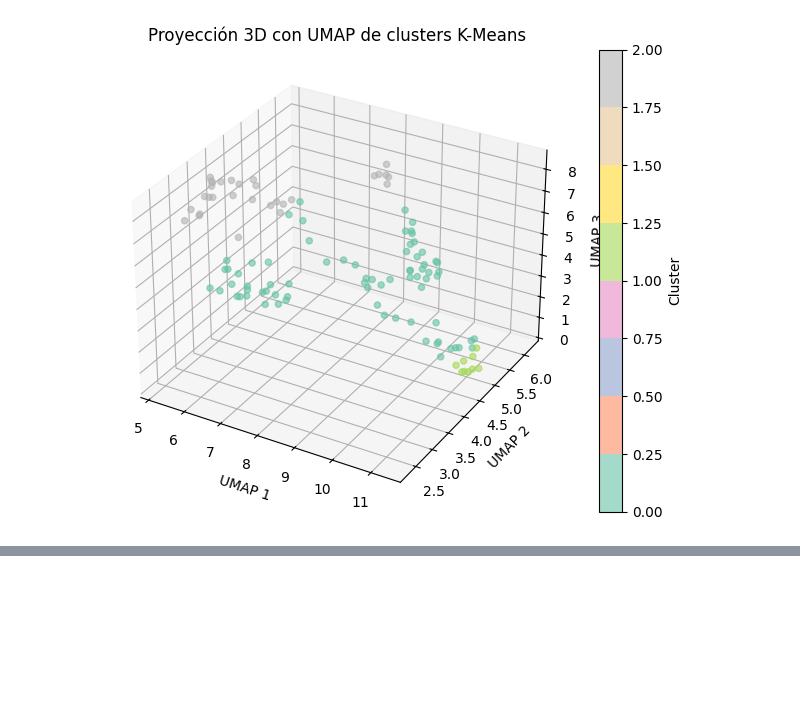
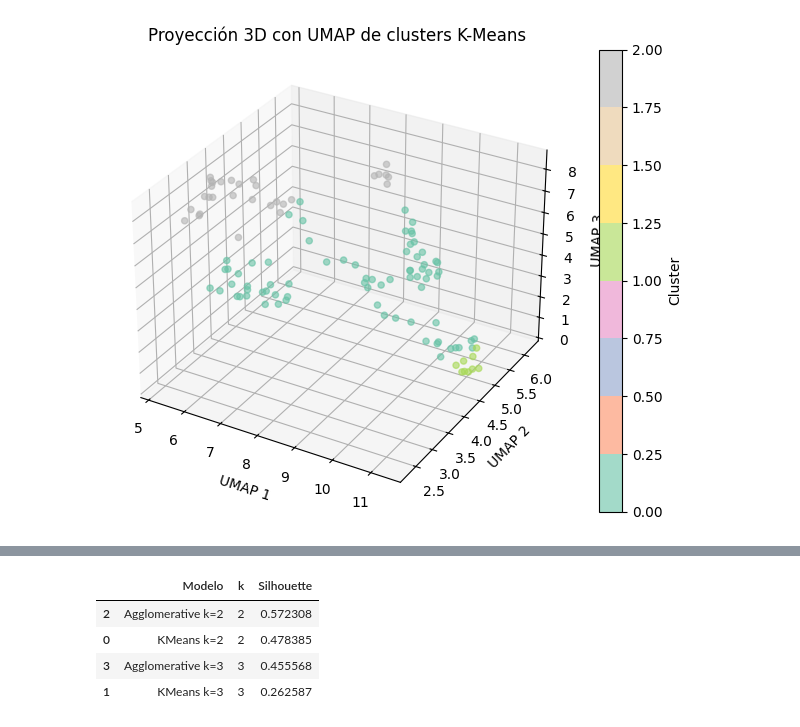
Before and after one commit to valenlopezzz04/Proyecto-padel-analitica, a Jupyter notebook: kmeans2.ipynb, the cells around one changed output, grey strips where cells are left out. Cells and saved outputs as stored; diff of their text form; code cells hidden in the pictures; blank space fills up the shorter version.

```diff
--- a/kmeans2.ipynb
+++ b/kmeans2.ipynb
@@ -1022,0 +809,80 @@ display(df_player)
+# %%
+# ============================================================
+# 0. MATRIZ FINAL DE FEATURES
+# ============================================================
+
+features_final = [
+    "distance_player_to_net_m_mean",
+    "player_displacement_mean",
+    "EXPERIENCIA_PADEL",
+    "TIEMPO_JUGANDO_PADEL",
+    "FRECUENCIA_DEPORTE",
+]
+
+X_original = df_full[features_final].copy()
+
+from sklearn.preprocessing import StandardScaler
+scaler = StandardScaler()
+X_scaled = scaler.fit_transform(X_original)
+
+
+# ============================================================
+# 1. EVALUAR KMEANS (k=2 y k=3)
+# ============================================================
+
+from sklearn.cluster import KMeans
+from sklearn.metrics import silhouette_score
+
+resultados = []
+
+for k in [2, 3]:
+    kmeans = KMeans(n_clusters=k, random_state=42)
+    labels = kmeans.fit_predict(X_scaled)
+    sil = silhouette_score(X_scaled, labels)
+
+    resultados.append({
+        "Modelo": f"KMeans k={k}",
+        "k": k,
+        "Silhouette": sil
+    })
+
+print("✔ KMEANS evaluado.")
+
+
+# ============================================================
+# 2. EVALUAR CLUSTERING JERÁRQUICO (k=2 y k=3)
+# ============================================================
+
+from sklearn.cluster import AgglomerativeClustering
+
+for k in [2, 3]:
+    agglo = AgglomerativeClustering(n_clusters=k)
+    labels = agglo.fit_predict(X_scaled)
+    sil = silhouette_score(X_scaled, labels)
+
+    resultados.append({
+        "Modelo": f"Agglomerative k={k}",
+        "k": k,
+        "Silhouette": sil
+    })
+
+print("✔ Agglomerative evaluado.")
+
+
+# ============================================================
+# 3. TABLA COMPARATIVA DE RESULTADOS
+# ============================================================
+
+df_resultados = pd.DataFrame(resultados).sort_values("Silhouette", ascending=False)
+print("\n📊 Comparación de modelos (ordenado por Silhouette):")
+display(df_resultados)
+
+
+# ============================================================
+# 4. REPORTAR EL MEJOR MODELO
+# ============================================================
+
+best_model = df_resultados.iloc[0]
+print("\n🔥 MEJOR MODELO:")
+print(best_model)
+# %% [output]
@@ -1022,0 +893,5 @@ display(df_player)
+|  | Modelo | k | Silhouette |
+| 2 | Agglomerative k=2 | 2 | 0.572308 |
+| 0 | KMeans k=2 | 2 | 0.478385 |
+| 3 | Agglomerative k=3 | 3 | 0.455568 |
+| 1 | KMeans k=3 | 3 | 0.262587 |
```
Also changed, not shown: parts of 8 cells of this notebook, 2 other files.
